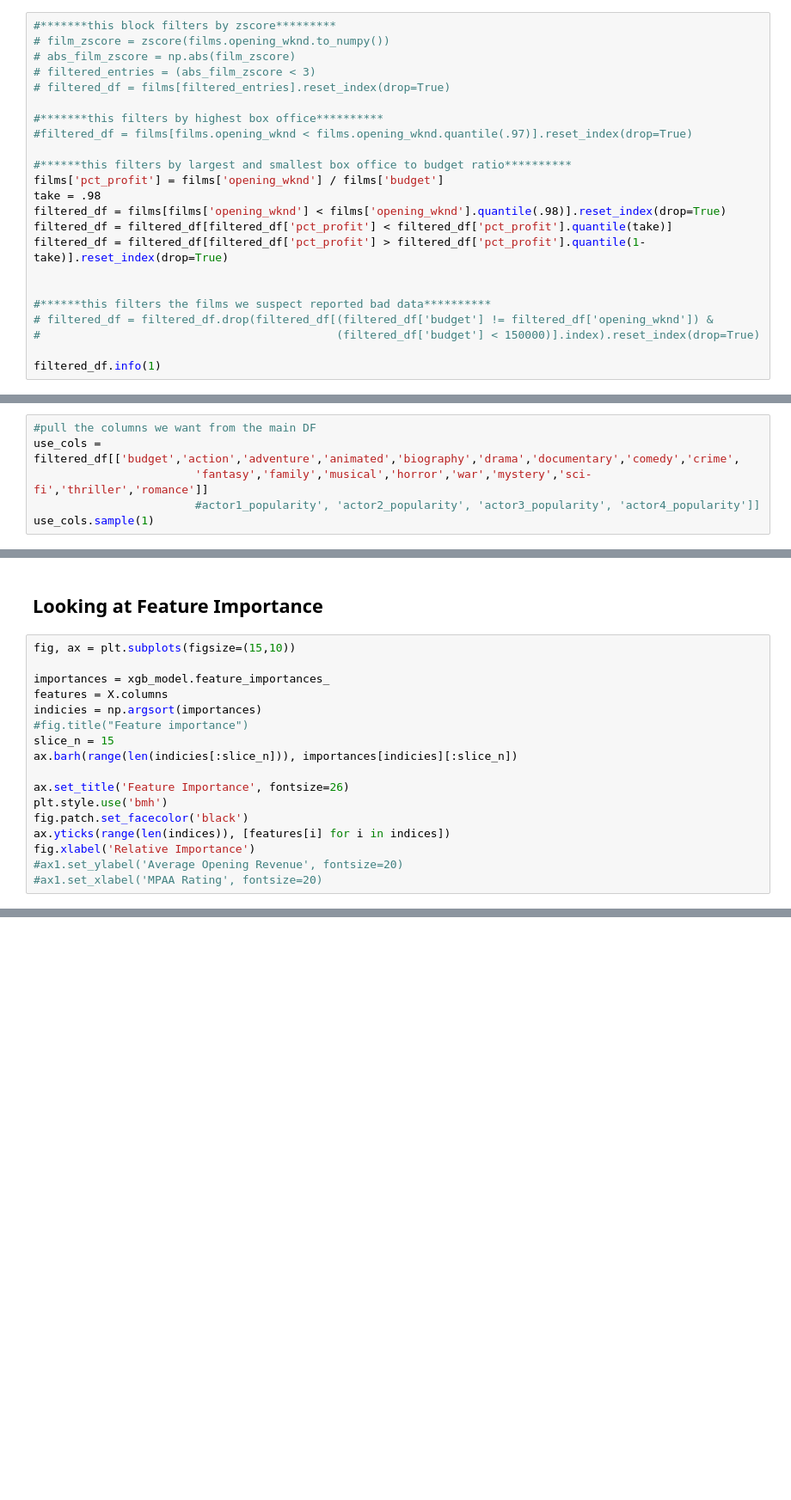
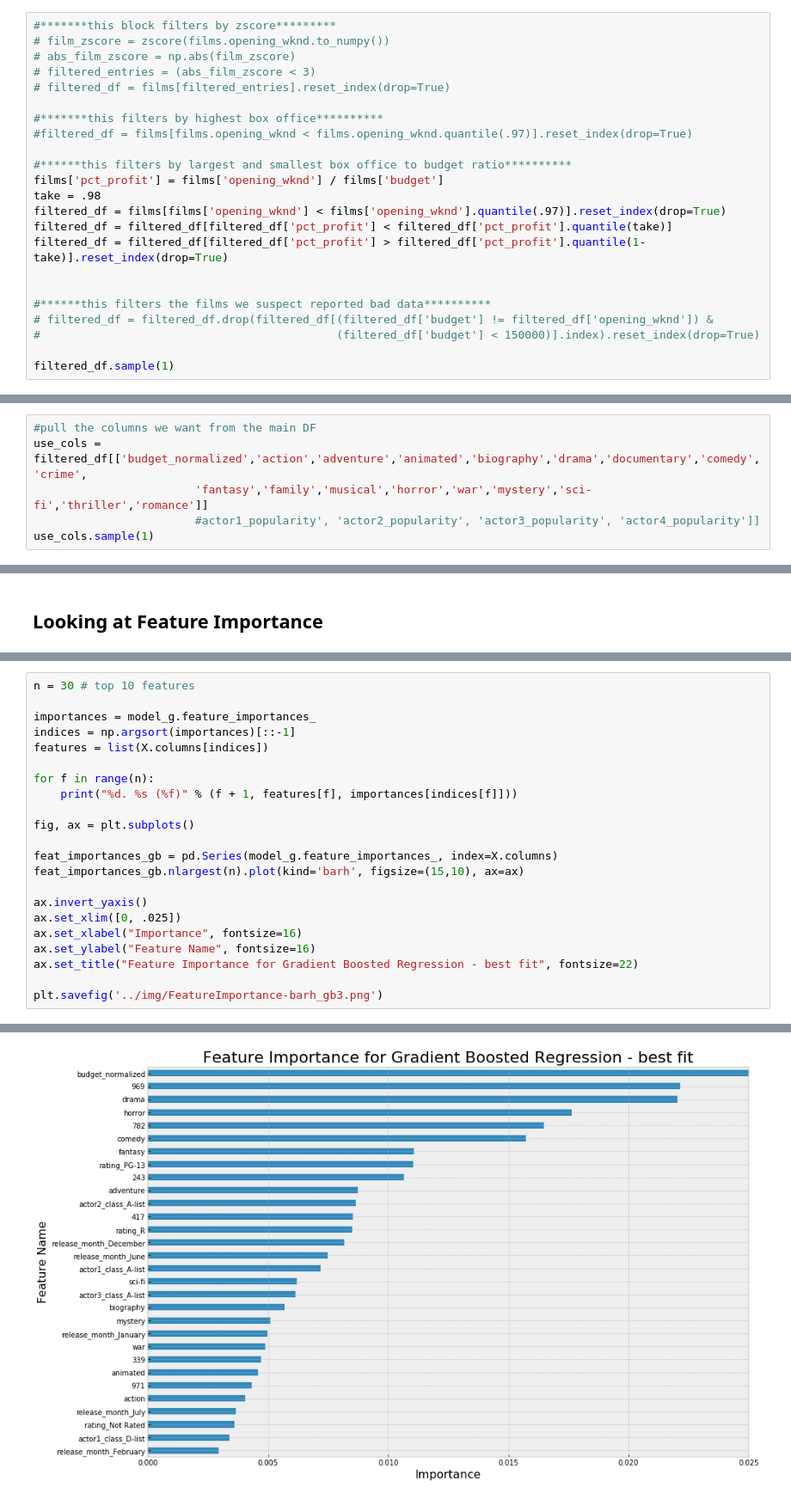
Before and after one commit to Tyler-Owen-Morris/film-revenue-predictor, a Jupyter notebook: src/Feature_Engineering_&_Modeling.ipynb, the cells around one changed output, grey strips where cells are left out. Shown at 86% size. Drawn from its saved outputs; the diff is of its cells as text; blank space fills up the shorter version.

```diff
--- a/src/Feature_Engineering_&_Modeling.ipynb
+++ b/src/Feature_Engineering_&_Modeling.ipynb
@@ -293,7 +291,7 @@ films['budget_normalized']=bud_scaled
 #******this filters by largest and smallest box office to budget ratio**********
 films['pct_profit'] = films['opening_wknd'] / films['budget']
 take = .98
-filtered_df = films[films['opening_wknd'] < films['opening_wknd'].quantile(.98)].reset_index(drop=True)
+filtered_df = films[films['opening_wknd'] < films['opening_wknd'].quantile(.97)].reset_index(drop=True)
 filtered_df = filtered_df[filtered_df['pct_profit'] < filtered_df['pct_profit'].quantile(take)]
 filtered_df = filtered_df[filtered_df['pct_profit'] > filtered_df['pct_profit'].quantile(1-take)].reset_index(drop=True)
 
@@ -302,4 +300,4 @@ filtered_df = filtered_df[filtered_df['pct_profit'] > filtered_df['pct_profit'].
 # filtered_df = filtered_df.drop(filtered_df[(filtered_df['budget'] != filtered_df['opening_wknd']) &
 #                                            (filtered_df['budget'] < 150000)].index).reset_index(drop=True)
 
-filtered_df.info(1)
+filtered_df.sample(1)
@@ -310,6 +314,6 @@ dum.head(1)
 # %%
 #pull the columns we want from the main DF
-use_cols = filtered_df[['budget','action','adventure','animated','biography','drama','documentary','comedy','crime',
+use_cols = filtered_df[['budget_normalized','action','adventure','animated','biography','drama','documentary','comedy','crime',
                         'fantasy','family','musical','horror','war','mystery','sci-fi','thriller','romance']]
                         #actor1_popularity', 'actor2_popularity', 'actor3_popularity', 'actor4_popularity']]
 use_cols.sample(1)
@@ -417,20 +438,3 @@ Fitting 5 folds for each of 1470 candidates, totalling 7350 fits
 {'max_depth': 1000, 'min_samples_leaf': 8, 'min_samples_split': 6, 'n_estimators': 50}
 # %% [markdown]
 ## Looking at Feature Importance
-# %%
-fig, ax = plt.subplots(figsize=(15,10))
-
-importances = xgb_model.feature_importances_
-features = X.columns
-indicies = np.argsort(importances)
-#fig.title("Feature importance")
-slice_n = 15
-ax.barh(range(len(indicies[:slice_n])), importances[indicies][:slice_n])
-
-ax.set_title('Feature Importance', fontsize=26)
-plt.style.use('bmh')
-fig.patch.set_facecolor('black')
-ax.yticks(range(len(indices)), [features[i] for i in indices])
-fig.xlabel('Relative Importance')
-#ax1.set_ylabel('Average Opening Revenue', fontsize=20)
-#ax1.set_xlabel('MPAA Rating', fontsize=20)
@@ -439,0 +441,23 @@ NameError: name 'xgb_model' is not defined
+# %%
+n = 30 # top 10 features
+
+importances = model_g.feature_importances_
+indices = np.argsort(importances)[::-1]
+features = list(X.columns[indices])
+
+for f in range(n):
+    print("%d. %s (%f)" % (f + 1, features[f], importances[indices[f]]))
+
+fig, ax = plt.subplots()
+
+feat_importances_gb = pd.Series(model_g.feature_importances_, index=X.columns)
+feat_importances_gb.nlargest(n).plot(kind='barh', figsize=(15,10), ax=ax)
+
+ax.invert_yaxis()
+ax.set_xlim([0, .025])
+ax.set_xlabel("Importance", fontsize=16)
+ax.set_ylabel("Feature Name", fontsize=16)
+ax.set_title("Feature Importance for Gradient Boosted Regression - best fit", fontsize=22)
+
+plt.savefig('../img/FeatureImportance-barh_gb3.png')
+# %% [output]
@@ -439,0 +481 @@ NameError: name 'xgb_model' is not defined
+[figure, added]
```
Also changed, not shown: parts of 14 cells of this notebook, 4 other files.
